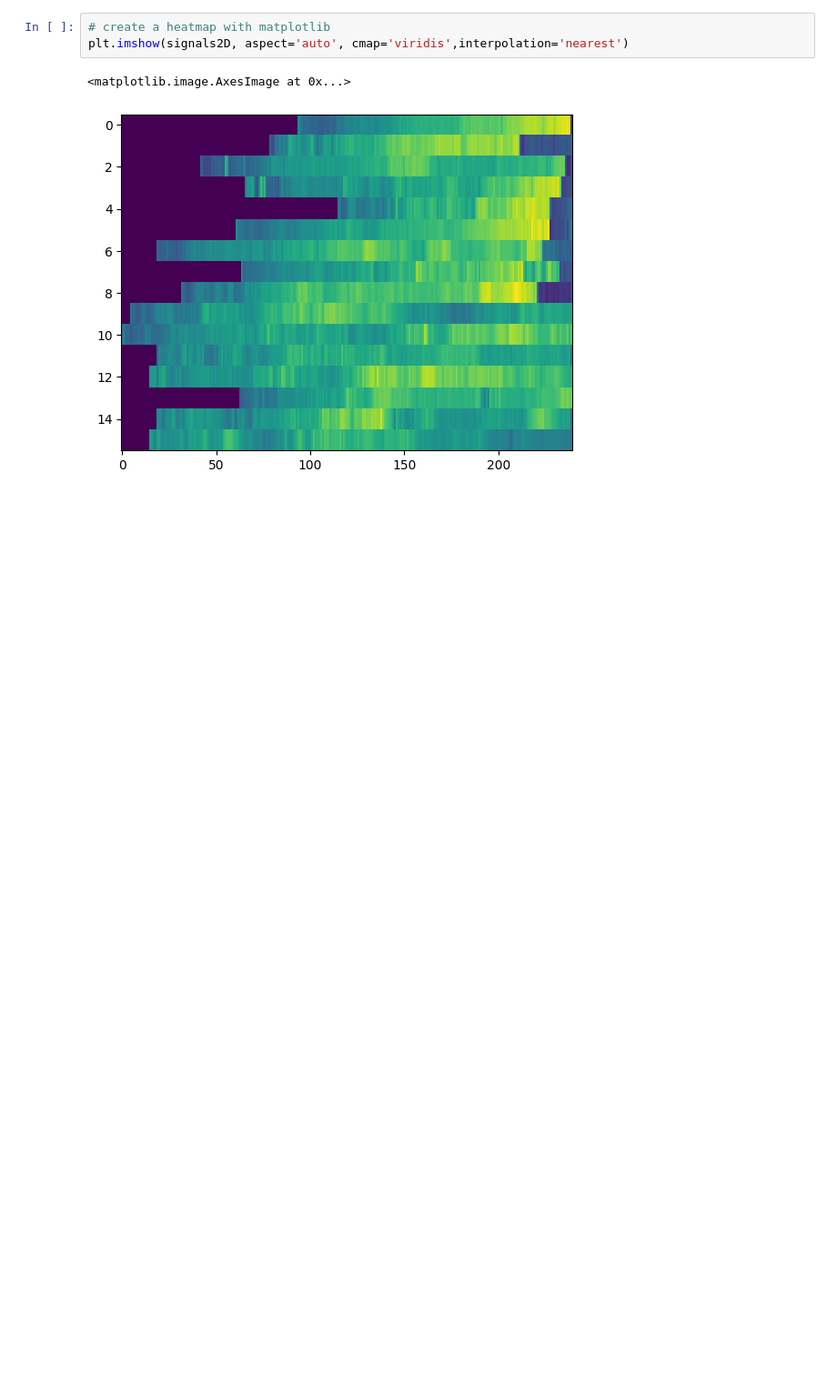
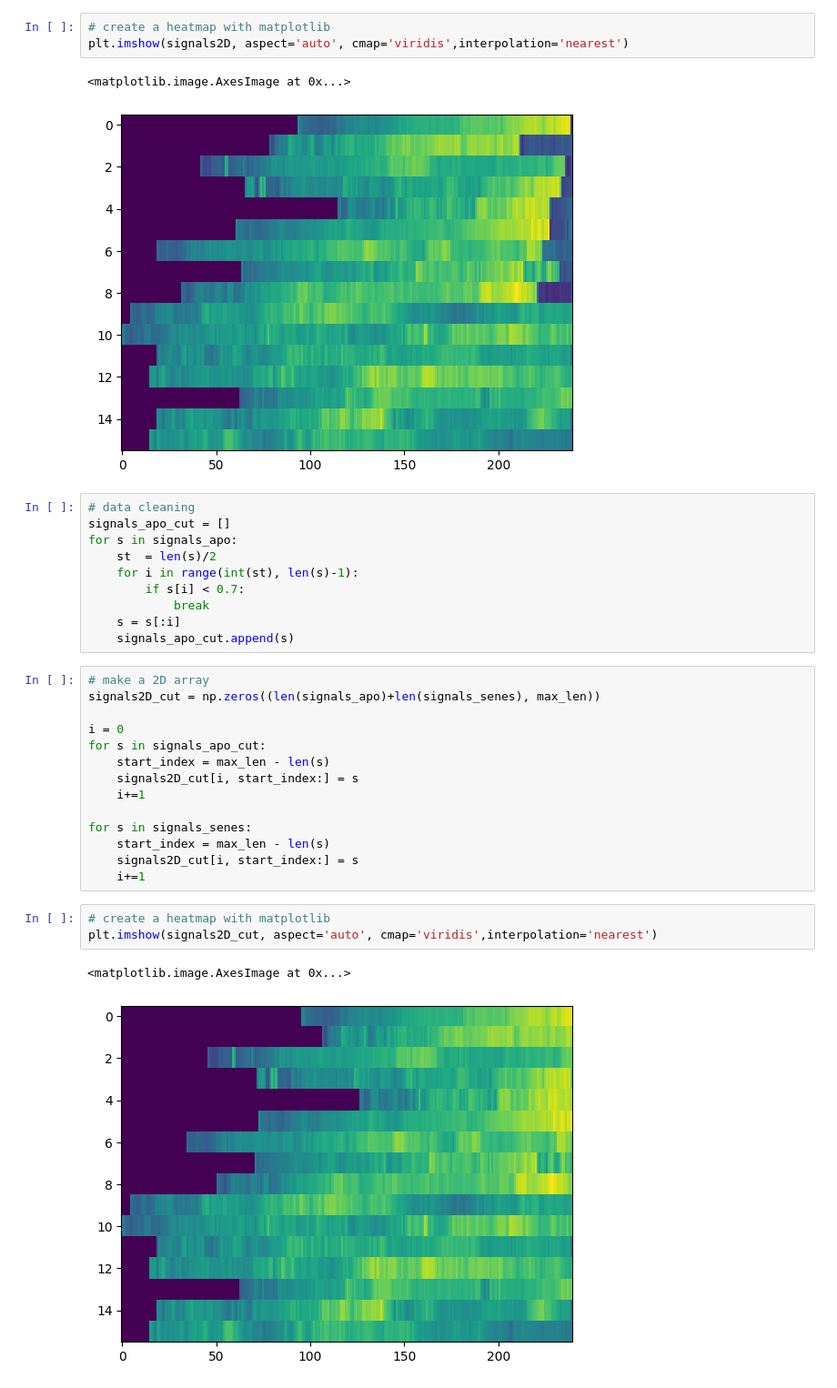
Before and after one commit to StallaertLab/useful_notebooks, a Jupyter notebook: heatmap_tracking.ipynb, the cells around one changed output. Shown: that part at 91% size. Drawn from its saved outputs; the diff is of its cells as text; blank space fills up the shorter version.

```diff
--- a/heatmap_tracking.ipynb
+++ b/heatmap_tracking.ipynb
@@ -98,3 +100,33 @@ plt.imshow(signals2D, aspect='auto', cmap='viridis',interpolation='nearest')
 # %% [output]
 <matplotlib.image.AxesImage at 0x...>
 [figure]
+# %%
+# data cleaning
+signals_apo_cut = []
+for s in signals_apo:
+    st  = len(s)/2
+    for i in range(int(st), len(s)-1):
+        if s[i] < 0.7:
+            break
+    s = s[:i]
+    signals_apo_cut.append(s)
+# %%
+# make a 2D array
+signals2D_cut = np.zeros((len(signals_apo)+len(signals_senes), max_len))
+
+i = 0
+for s in signals_apo_cut:
+    start_index = max_len - len(s)
+    signals2D_cut[i, start_index:] = s
+    i+=1
+
+for s in signals_senes:
+    start_index = max_len - len(s)
+    signals2D_cut[i, start_index:] = s
+    i+=1
+# %%
+# create a heatmap with matplotlib
+plt.imshow(signals2D_cut, aspect='auto', cmap='viridis',interpolation='nearest')
+# %% [output]
+<matplotlib.image.AxesImage at 0x...>
+[figure, added]
```
Also changed, not shown: parts of 7 cells of this notebook.
